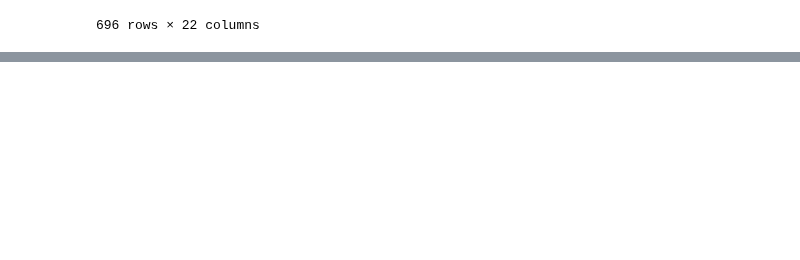
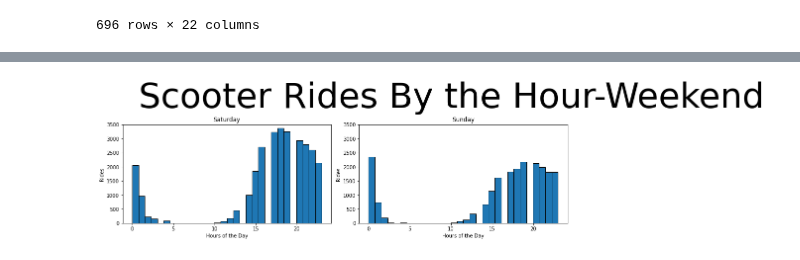
Before and after one commit to Quezadajl/nashville-scooters-project, a Jupyter notebook: notebooks/scooter_trips.ipynb, the cells around one changed output, grey strips where cells are left out. Drawn from its saved outputs; the diff is of its cells as text; code cells hidden in the pictures; blank space fills up the shorter version.

```diff
--- a/notebooks/scooter_trips.ipynb
+++ b/notebooks/scooter_trips.ipynb
@@ -295,0 +298,22 @@ plt.tight_layout(1)
+# %%
+plt.figure(figsize=(20,11))
+plt.suptitle('Scooter Rides By the Hour-Weekend', fontsize = 70)
+
+
+plt.subplot(3,3,1)
+plt.hist(sat_df.hour, bins = 30, edgecolor = 'black')
+plt.xlabel('Hours of the Day')
+plt.ylabel('Rides')
+plt.title('Saturday')
+plt.ylim([0, 3500])
+
+plt.subplot(3,3,2)
+plt.hist(sun_df.hour, bins = 30, edgecolor = 'black')
+plt.xlabel('Hours of the Day')
+plt.ylabel('Rides')
+plt.title('Sunday')
+plt.ylim([0, 3500])
+
+plt.tight_layout(1)
+# %% [output]
+[figure, added]
```
Also changed, not shown: parts of 1 cell of this notebook.
